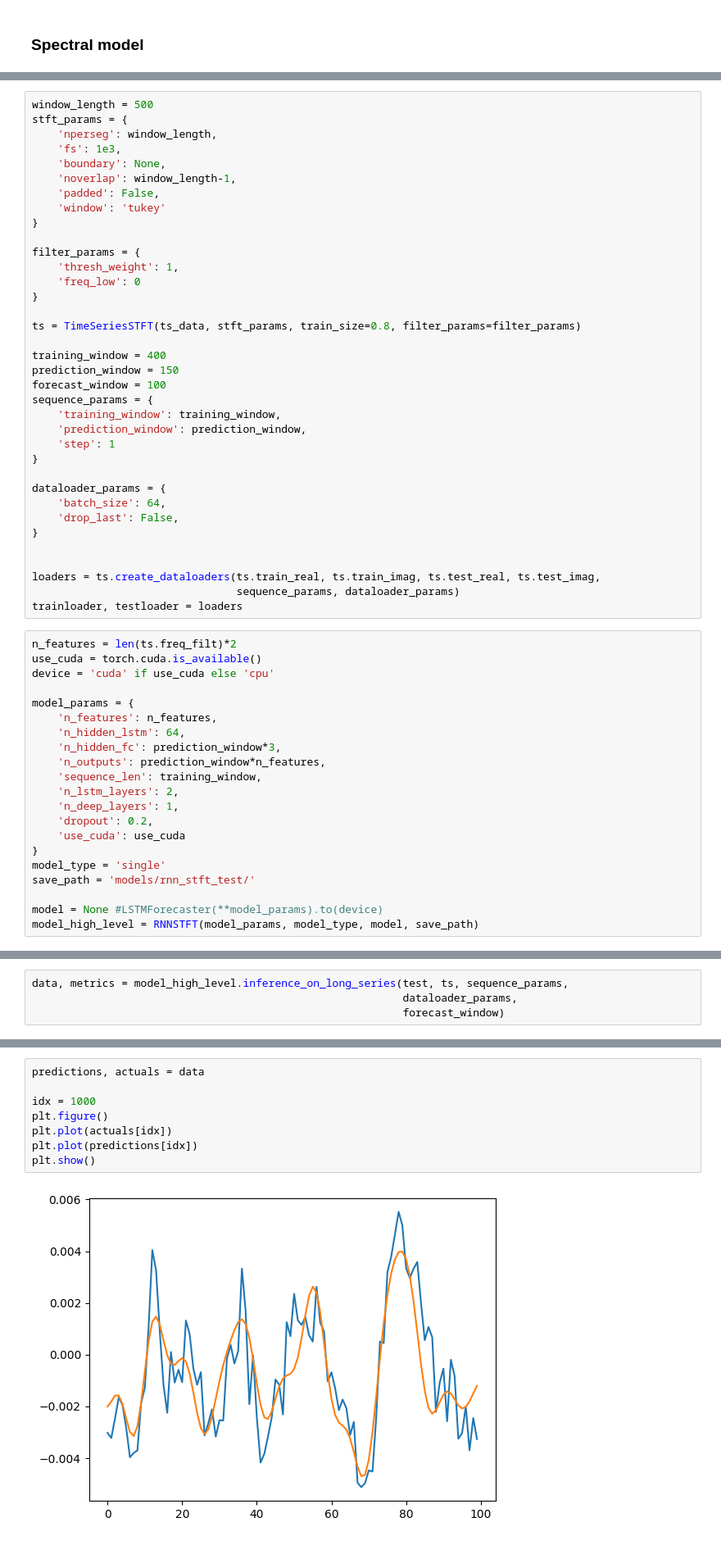
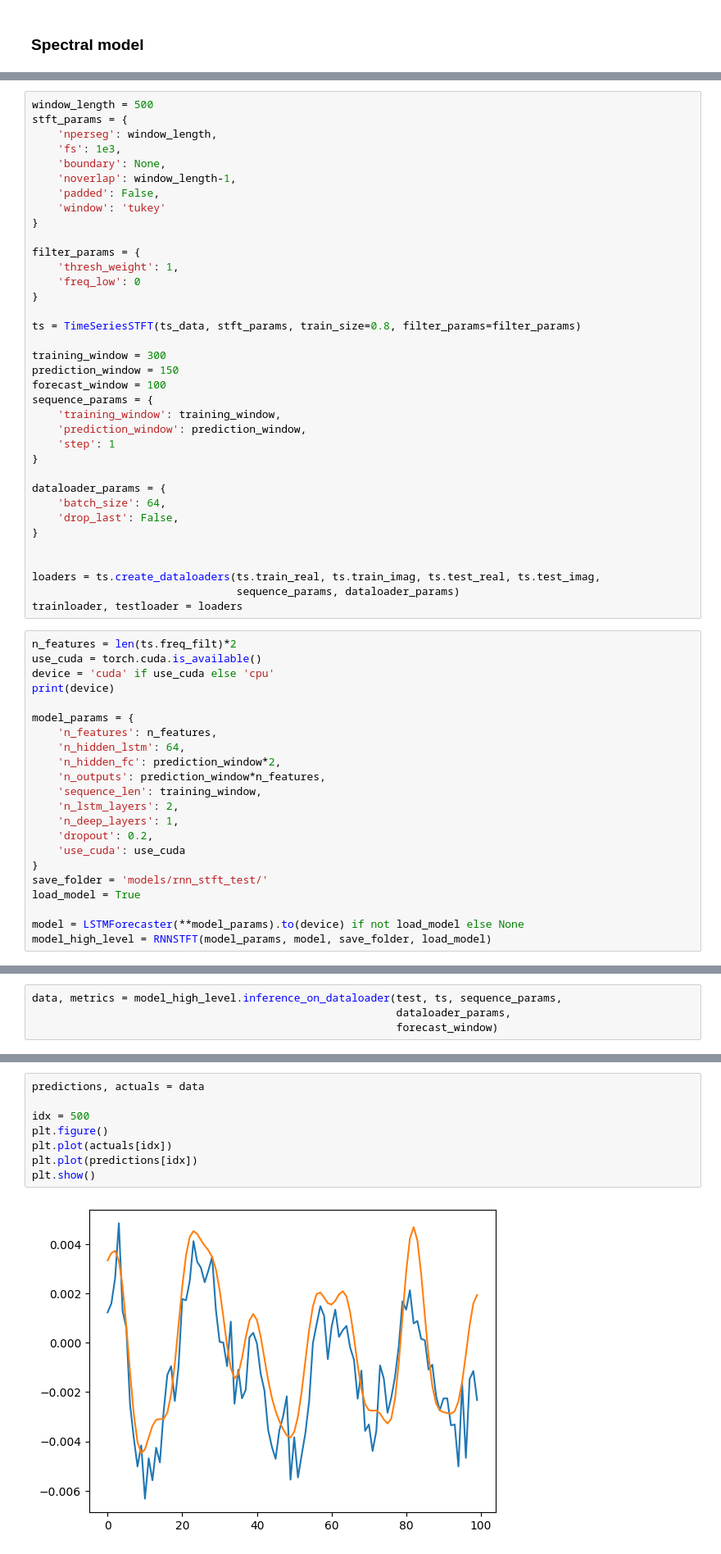
Before and after one commit to maxbalrog/laser-jitter, a Jupyter notebook: usage.ipynb, the cells around one changed output, grey strips where cells are left out. Shown at 82% size. Saved outputs shown, nothing was run; the diff lists cells and outputs as text.

```diff
--- a/usage.ipynb
+++ b/usage.ipynb
@@ -372,7 +373,7 @@ filter_params = {
 
 ts = TimeSeriesSTFT(ts_data, stft_params, train_size=0.8, filter_params=filter_params)
 
-training_window = 400
+training_window = 300
 prediction_window = 150
 forecast_window = 100
 sequence_params = {
@@ -394,11 +395,12 @@ trainloader, testloader = loaders
 n_features = len(ts.freq_filt)*2
 use_cuda = torch.cuda.is_available()
 device = 'cuda' if use_cuda else 'cpu'
+print(device)
 
 model_params = {
     'n_features': n_features,
     'n_hidden_lstm': 64,
-    'n_hidden_fc': prediction_window*3,
+    'n_hidden_fc': prediction_window*2,
     'n_outputs': prediction_window*n_features,
     'sequence_len': training_window,
     'n_lstm_layers': 2,
@@ -406,8 +408,8 @@ model_params = {
     'dropout': 0.2,
     'use_cuda': use_cuda
 }
-model_type = 'single'
-save_path = 'models/rnn_stft_test/'
+save_folder = 'models/rnn_stft_test/'
+load_model = True
 
-model = None #LSTMForecaster(**model_params).to(device)
-model_high_level = RNNSTFT(model_params, model_type, model, save_path)
+model = LSTMForecaster(**model_params).to(device) if not load_model else None
+model_high_level = RNNSTFT(model_params, model, save_folder, load_model)
@@ -453,7 +462,7 @@ print(test.shape)
 # %%
-data, metrics = model_high_level.inference_on_long_series(test, ts, sequence_params,
-                                                          dataloader_params,
-                                                          forecast_window)
+data, metrics = model_high_level.inference_on_dataloader(test, ts, sequence_params,
+                                                         dataloader_params,
+                                                         forecast_window)
 # %%
 print(f'mae: {metrics[0].numpy()}')
 print(f'rms: {metrics[1].numpy()}')
@@ -463,10 +472,10 @@ rms: 0.0014404754620045424
 # %%
 predictions, actuals = data
 
-idx = 1000
+idx = 500
 plt.figure()
 plt.plot(actuals[idx])
 plt.plot(predictions[idx])
 plt.show()
 # %% [output]
-[figure, old version]
+[figure, new version]
```
Also changed, not shown: parts of 49 cells of this notebook, 3 other files.
